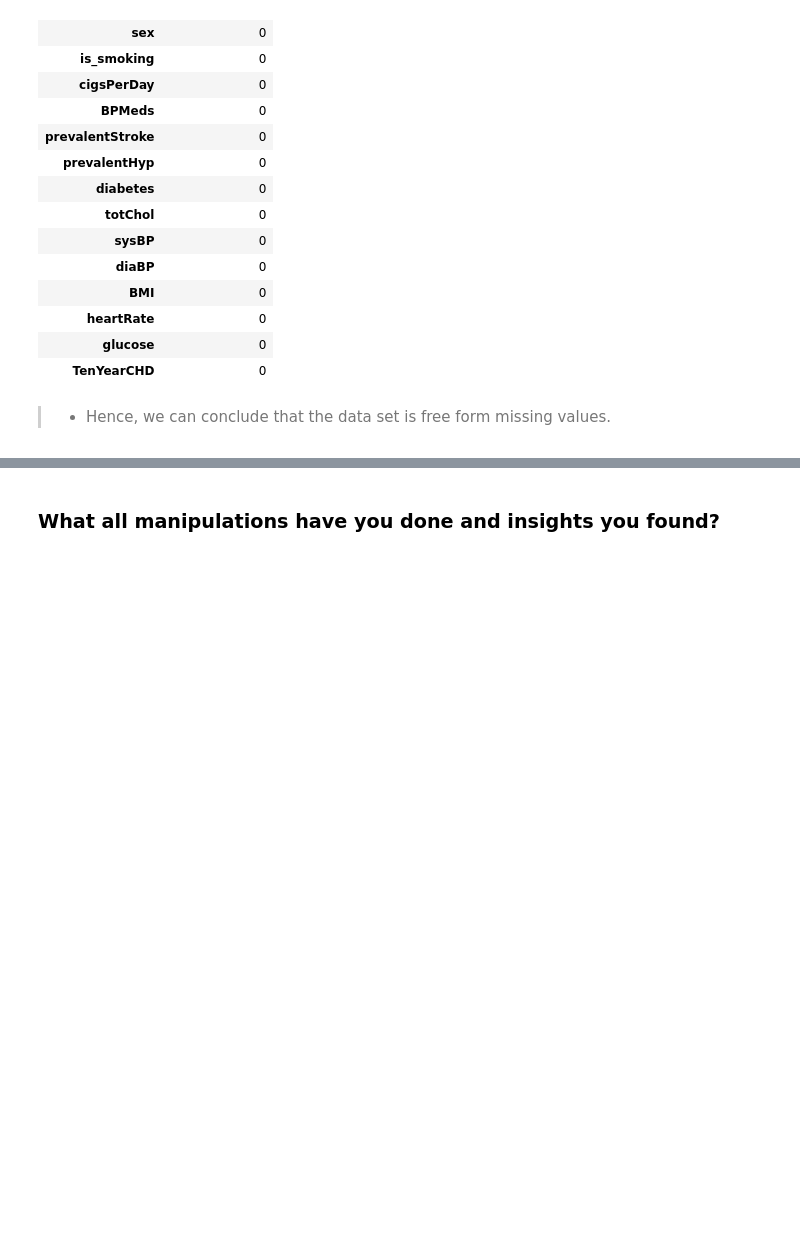
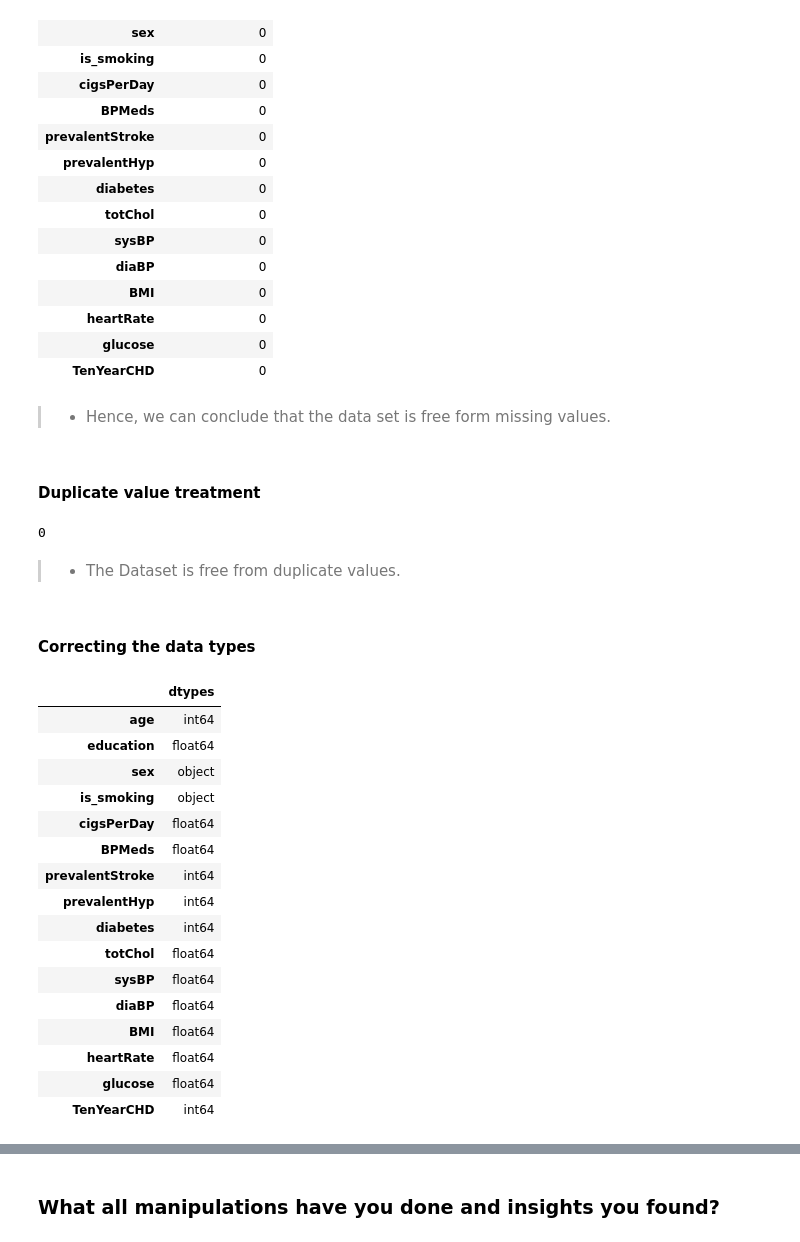
Before and after one commit to ashish-mali/Classification-Cardiovascular-Risk-Prediction, a Jupyter notebook: Cardiovascular_Risk_Prediction_Capstone_Project.ipynb, the cells around one changed output, grey strips where cells are left out. Drawn from its saved outputs; the diff is of its cells as text; code cells hidden in the pictures; blank space fills up the shorter version.

```diff
--- a/Cardiovascular_Risk_Prediction_Capstone_Project.ipynb
+++ b/Cardiovascular_Risk_Prediction_Capstone_Project.ipynb
@@ -753,0 +768,31 @@ pd.DataFrame(df.isna().sum(), columns=["no_null_values"])
+# %% [markdown]
+#### Duplicate value treatment
+# %%
+# Let's fetch the duplicated values
+len(df[df.duplicated()])
+# %% [output]
+0
+# %% [markdown]
+>* The Dataset is free from duplicate values.
+# %% [markdown]
+#### Correcting the data types
+# %%
+pd.DataFrame(df.dtypes, columns=['dtypes'])
+# %% [output]
+|  | dtypes |
+| age | int64 |
+| education | float64 |
+| sex | object |
+| is_smoking | object |
+| cigsPerDay | float64 |
+| BPMeds | float64 |
+| prevalentStroke | int64 |
+| prevalentHyp | int64 |
+| diabetes | int64 |
+| totChol | float64 |
+| sysBP | float64 |
+| diaBP | float64 |
+| BMI | float64 |
+| heartRate | float64 |
+| glucose | float64 |
+| TenYearCHD | int64 |
```
Also changed, not shown: parts of 22 cells of this notebook.
